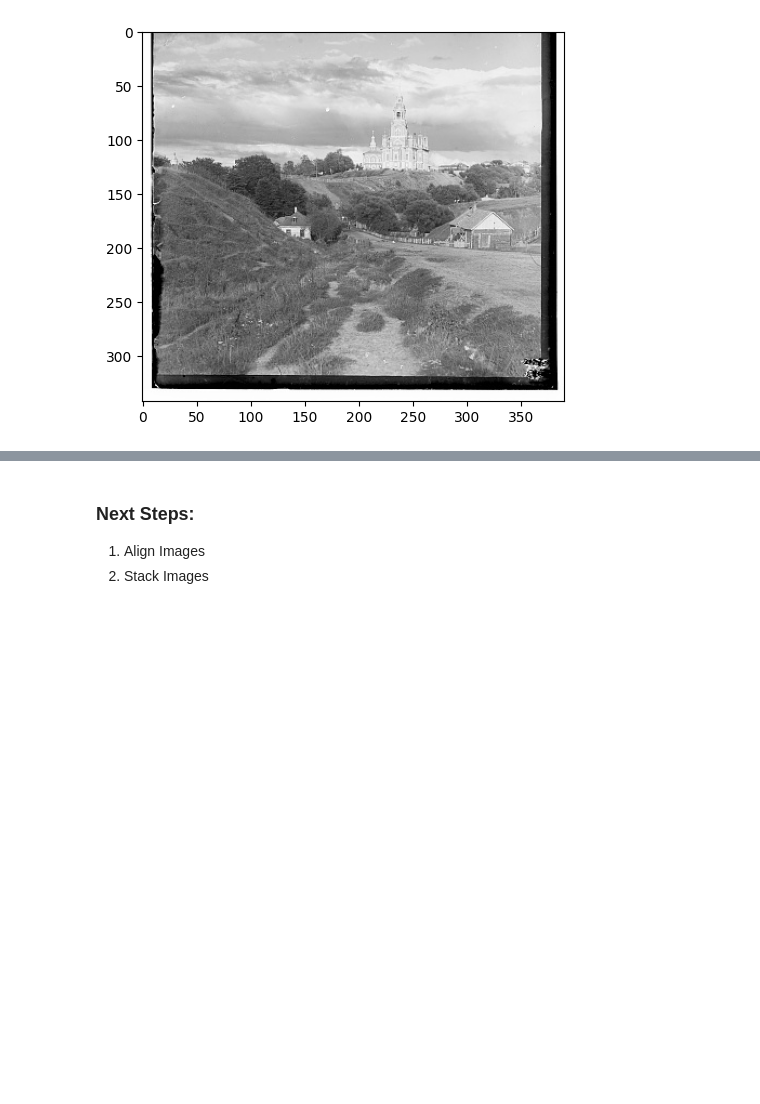
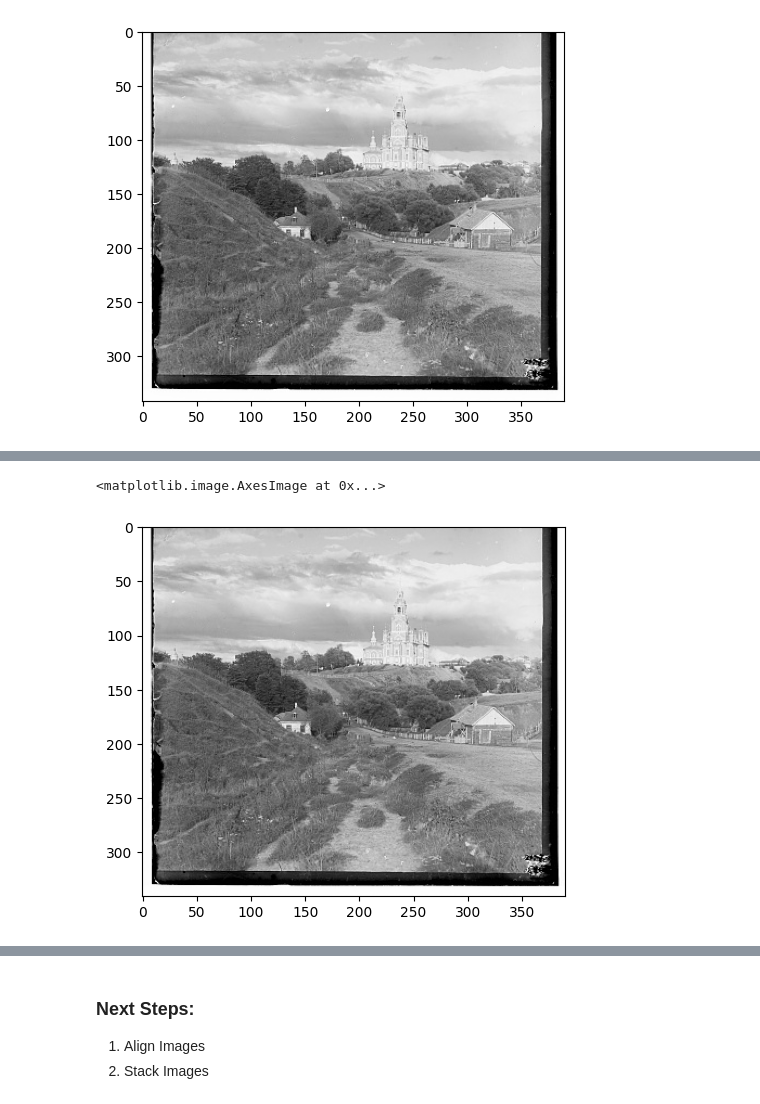
Before and after one commit to PhilipJuenemann/PhilipJuenemann.github.io, a Jupyter notebook: proj1/rbg.ipynb, the cells around one changed output, grey strips where cells are left out. Drawn from its saved outputs; the diff is of its cells as text; code cells hidden in the pictures; blank space fills up the shorter version.

```diff
--- a/proj1/rbg.ipynb
+++ b/proj1/rbg.ipynb
@@ -56,0 +70,5 @@ print(img_r.shape)
+# %%
+plt.imshow(img_r[:, :, 0], cmap='gray')
+# %% [output]
+<matplotlib.image.AxesImage at 0x...>
+[figure, added]
```
Also changed, not shown: parts of 14 cells of this notebook.
